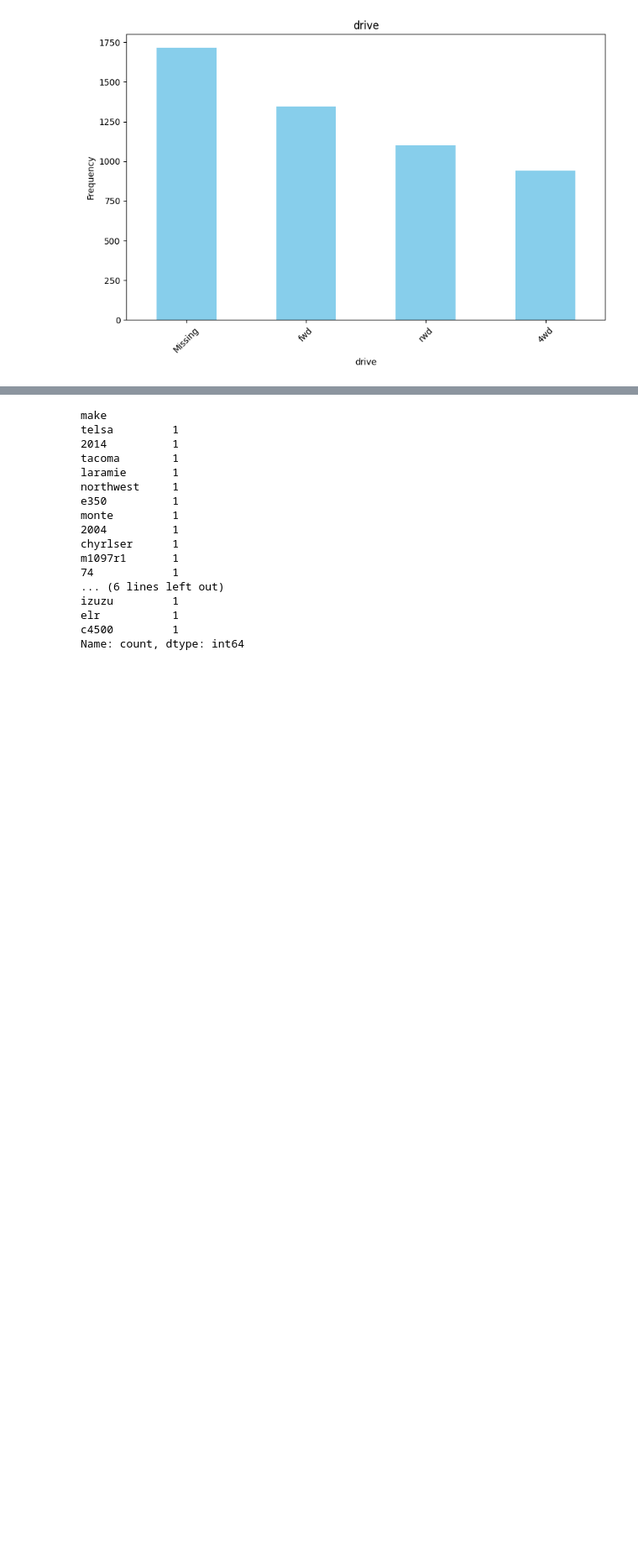
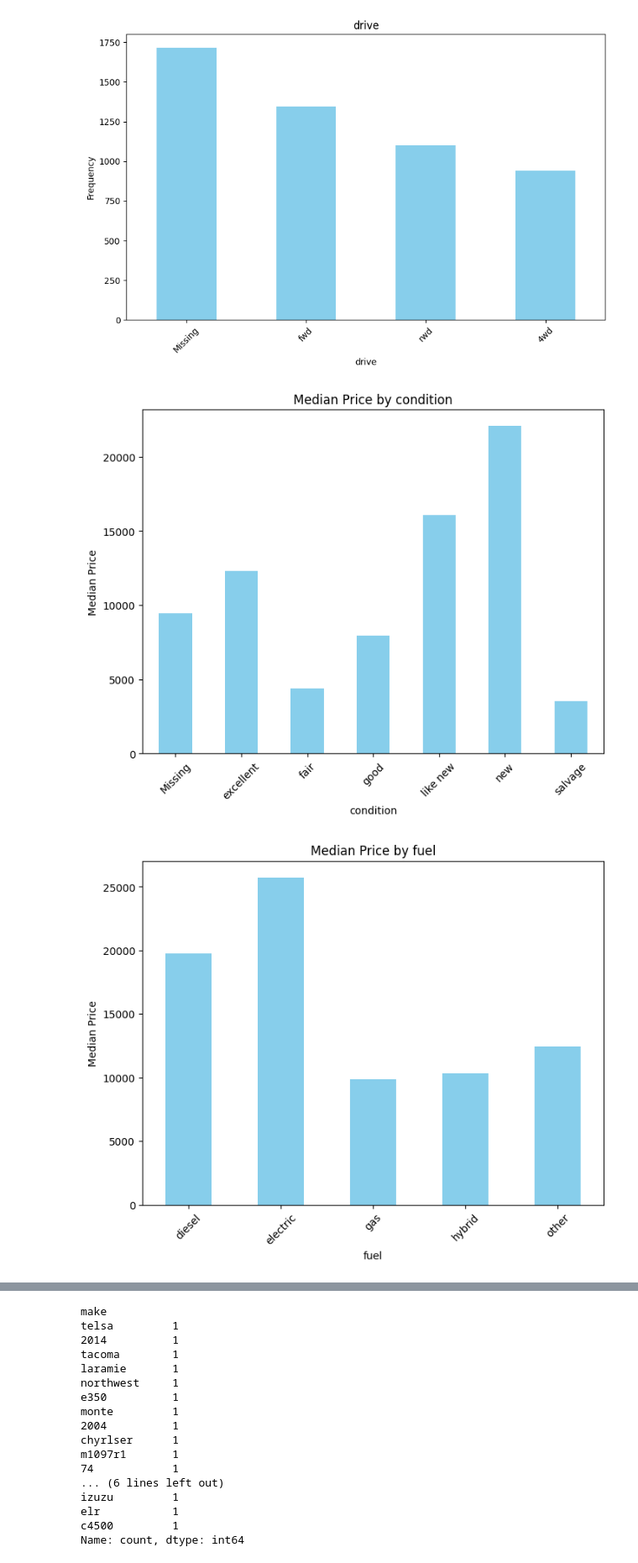
Before and after one commit to EliasSaavedraDS/Recommender-System, a Jupyter notebook: notebook/EDA AttributesTable.ipynb, the cells around one changed output, grey strips where cells are left out. Shown at 84% size. Cells and saved outputs as stored; diff of their text form; code cells hidden in the pictures; blank space fills up the shorter version.

```diff
--- a/notebook/EDA AttributesTable.ipynb
+++ b/notebook/EDA AttributesTable.ipynb
@@ -1324,3 +1332,14 @@ for feature in categorical_features:
 [figure]
 [figure]
 [figure]
+# %%
+for feature in categorical_features:
+    plt.figure(figsize=(8, 6))
+    x_data.groupby(feature)['Price'].mean().plot(kind='bar', color='skyblue')
+    plt.title(f"Median Price by {feature}")
+    plt.xlabel(feature)
+    plt.ylabel('Median Price')
+    plt.xticks(rotation=45)
+# %% [output]
+[figure, added]
+[figure, added]
```
Also changed, not shown: parts of 67 cells of this notebook.
